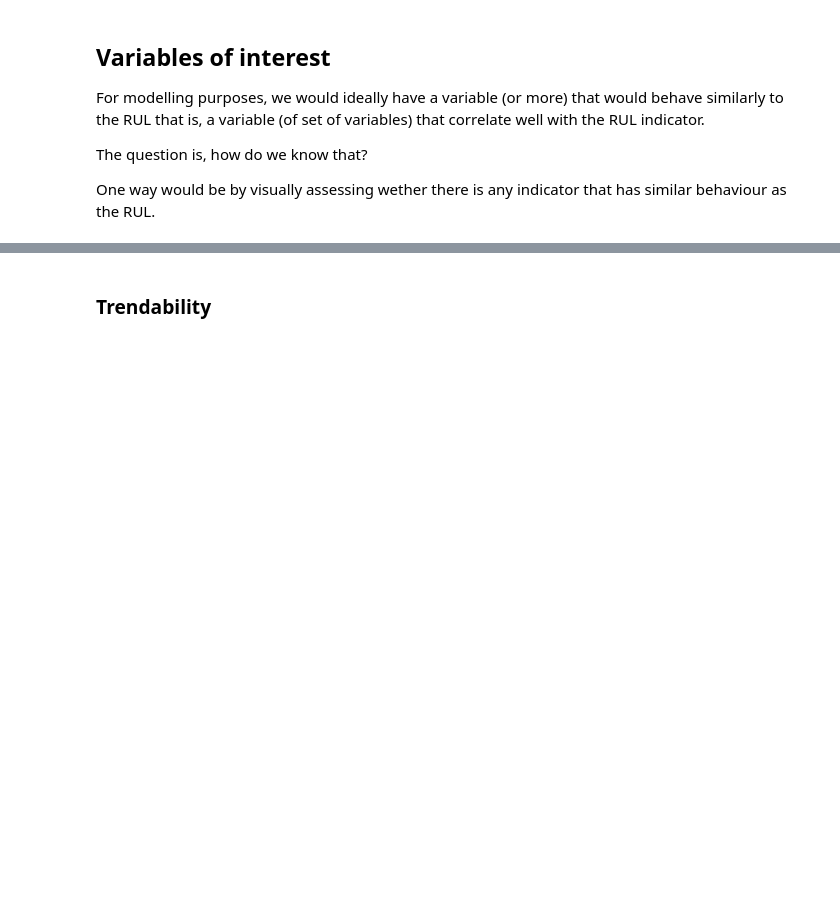
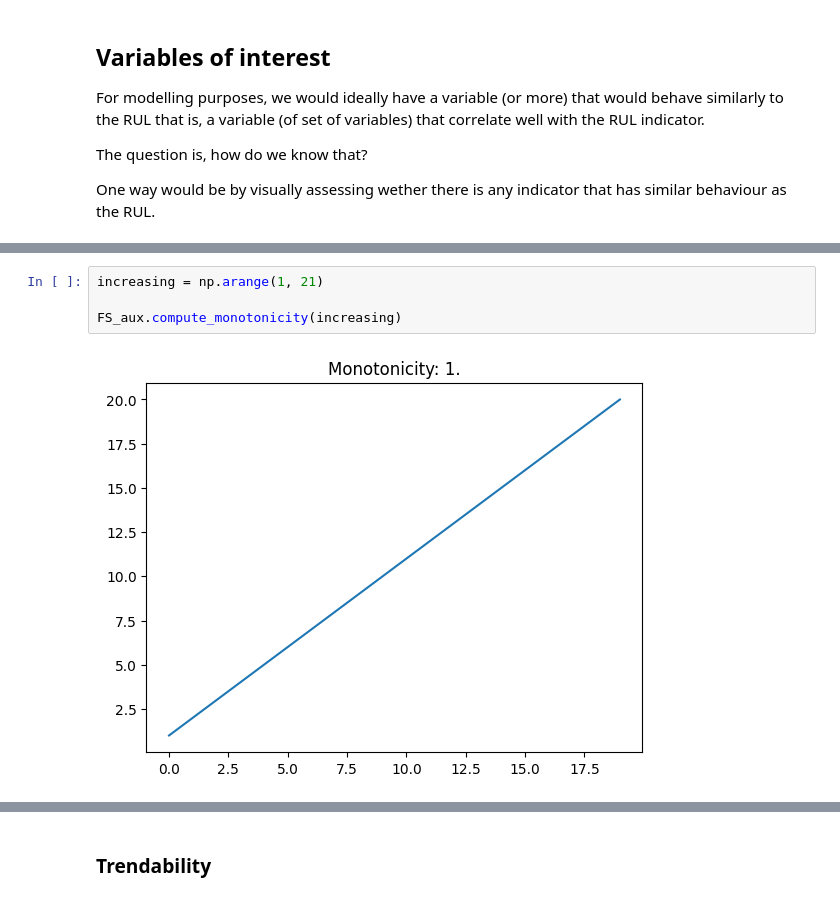
Before and after one commit to klopetx/PHM_tutorial, a Jupyter notebook: src/03_Feature_selection.ipynb, the cells around one changed output, grey strips where cells are left out. Cells and saved outputs as stored; diff of their text form; blank space fills up the shorter version.

```diff
--- a/src/03_Feature_selection.ipynb
+++ b/src/03_Feature_selection.ipynb
@@ -205,0 +120,6 @@ inputdf = indicators.copy()
+# %%
+increasing = np.arange(1, 21)
+
+FS_aux.compute_monotonicity(increasing)
+# %% [output]
+[figure, added]
```
Also changed, not shown: parts of 50 cells of this notebook.
